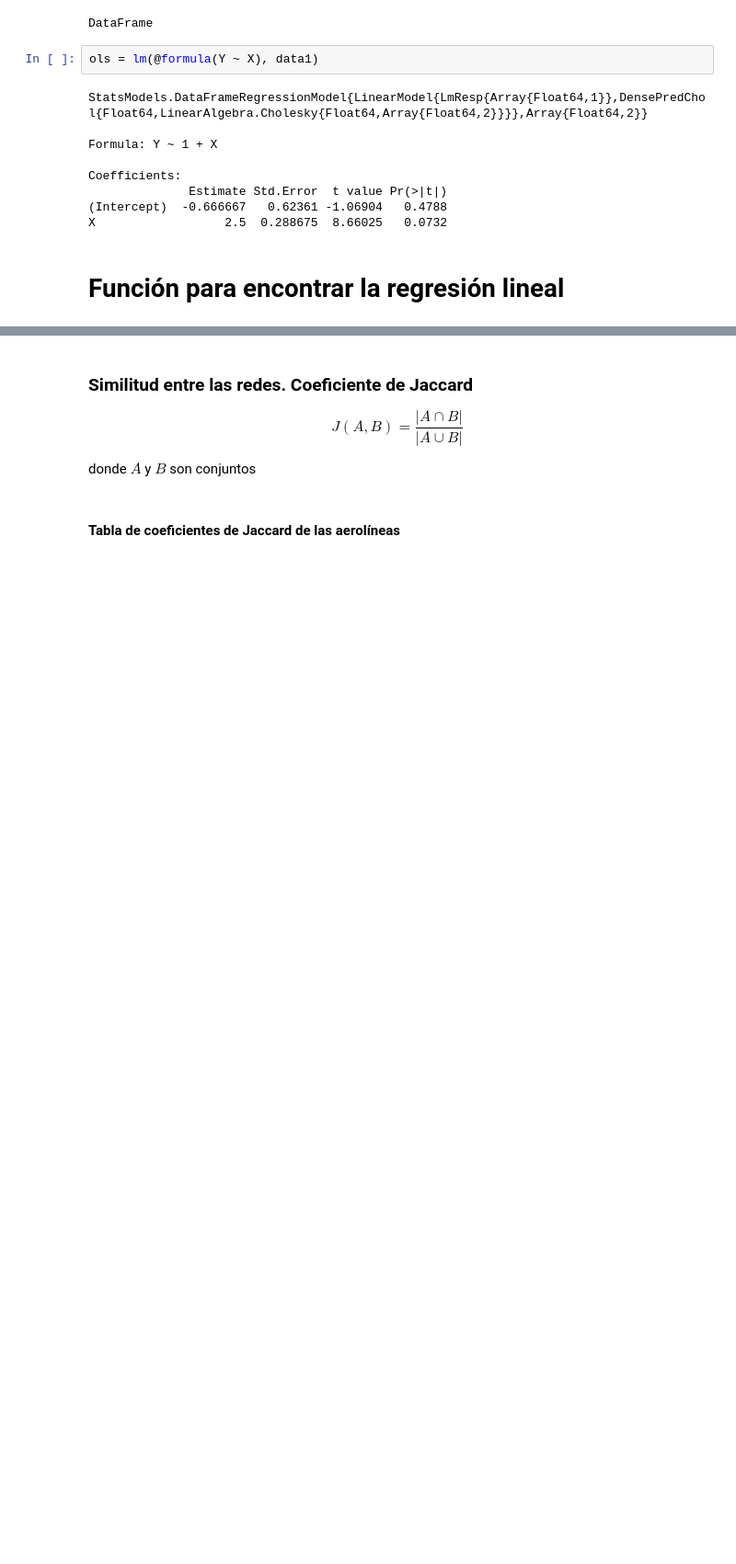
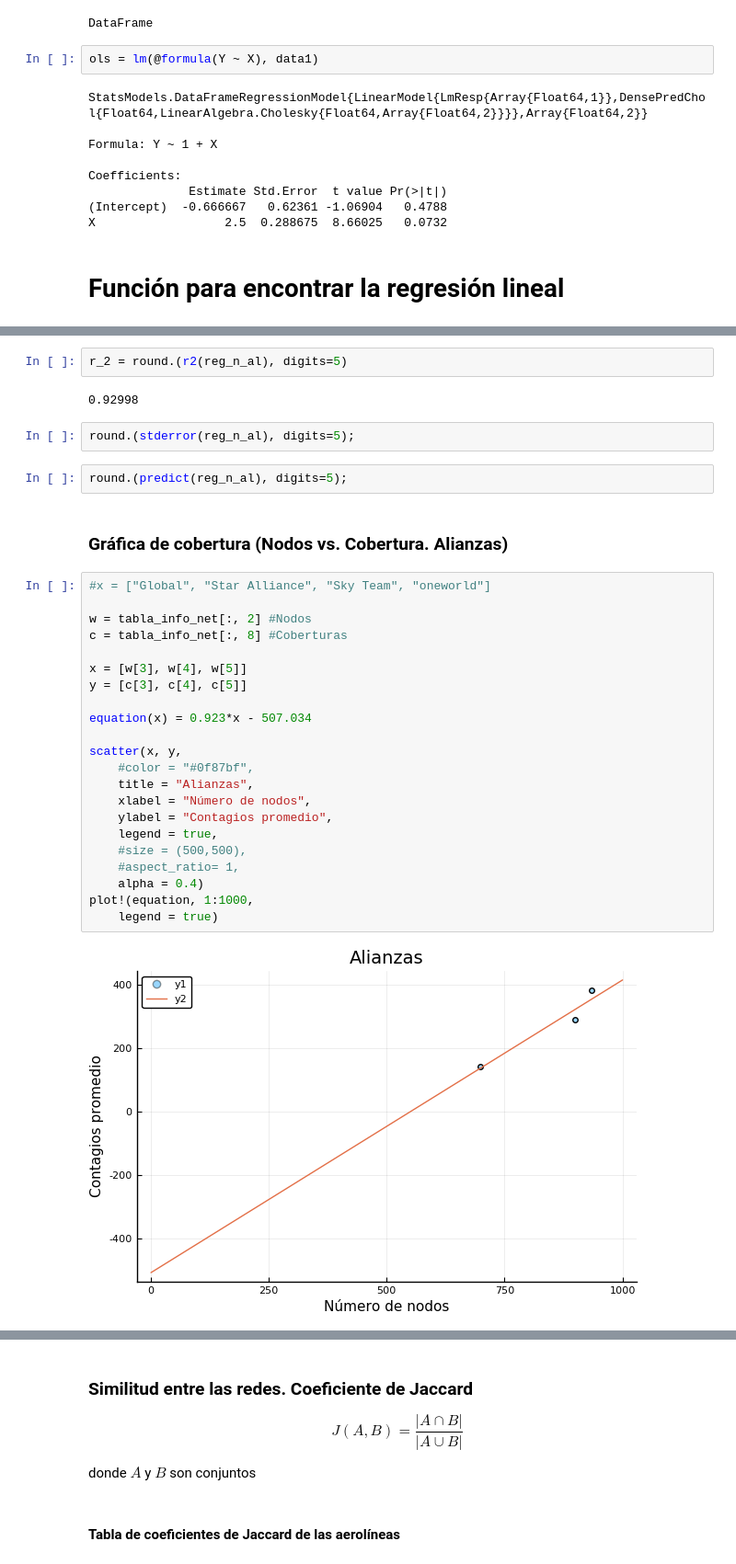
Before and after one commit to Yuriyama/Proyecto_aerolineas, a Jupyter notebook: Code/Analysis.ipynb, the cells around one changed output, grey strips where cells are left out. Shown at 92% size. Drawn from its saved outputs; the diff is of its cells as text; blank space fills up the shorter version.

```diff
--- a/Code/Analysis.ipynb
+++ b/Code/Analysis.ipynb
@@ -797,0 +307,34 @@ b = [12,26,31,42,50]
+# %%
+r_2 = round.(r2(reg_n_al), digits=5)
+# %% [output]
+0.92998
+# %%
+round.(stderror(reg_n_al), digits=5);
+# %%
+round.(predict(reg_n_al), digits=5);
+# %% [markdown]
+### Gráfica de cobertura (Nodos vs. Cobertura. Alianzas)
+# %%
+#x = ["Global", "Star Alliance", "Sky Team", "oneworld"]
+
+w = tabla_info_net[:, 2] #Nodos
+c = tabla_info_net[:, 8] #Coberturas
+
+x = [w[3], w[4], w[5]]
+y = [c[3], c[4], c[5]]
+
+equation(x) = 0.923*x - 507.034
+
+scatter(x, y,
+    #color = "#0f87bf",
+    title = "Alianzas",
+    xlabel = "Número de nodos",
+    ylabel = "Contagios promedio",
+    legend = true,
+    #size = (500,500),
+    #aspect_ratio= 1,
+    alpha = 0.4)
+plot!(equation, 1:1000,
+    legend = true)
+# %% [output]
+[figure, added]
```
Also changed, not shown: parts of 252 cells of this notebook.
